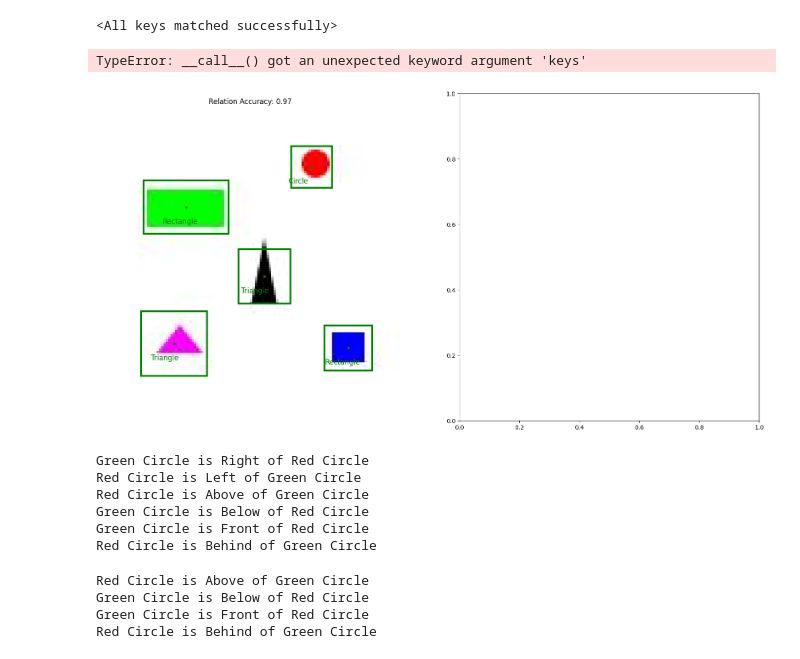
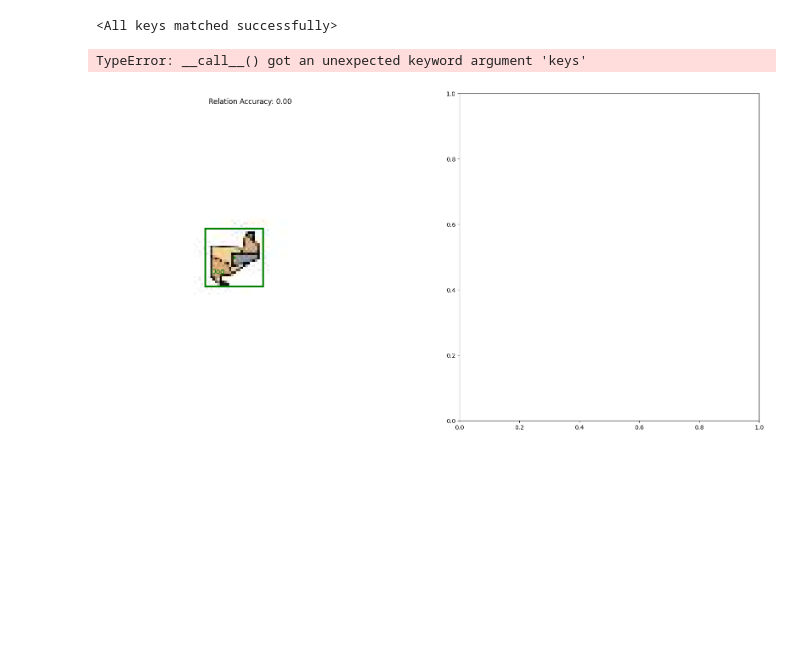
Before and after one commit to Nefasto1/Deep-Learning-Project, a Jupyter notebook: main.ipynb, the cells around one changed output. Drawn from its saved outputs; the diff is of its cells as text; code cells hidden in the pictures; blank space fills up the shorter version.

```diff
--- a/main.ipynb
+++ b/main.ipynb
@@ -115,28 +125,18 @@ plot_loss(train_loss, test_loss)
 # %%
 device = th.device("cuda" if th.cuda.is_available() else "cpu")
-model = Scene_Graph_Model(num_boxes=5, num_classes=3, num_relation=6).to(device)
-weights = th.load('./models/best_geometric_model.pth')
+model = Scene_Graph_Model(num_boxes=4, num_classes=4, num_relation=6).to(device)
+# weights = th.load('./models/best_geometric_model.pth')
+weights = th.load('./models/best_origami_model.pth')
+# weights = th.load('./models/best_realimage_model.pth')
 model.load_state_dict(weights)
 # %% [output]
 <All keys matched successfully>
 # %%
-test_image_data, relation, out, out_relation = test_model(model, device, DATA_DIR)
+test_image_data, relation, out, out_relation = test_model(model, device, DATA_DIR, geometric=False, rotate=True, origami=True)
 # %% [output]
 TypeError: __call__() got an unexpected keyword argument 'keys'
-[figure, old version]
+[figure, new version]
 # %%
 print_relationships((th.sigmoid(out_relation[0]) > 0.5).int(), out)
-# %% [output]
-Green Circle is Right of Red Circle
-Red Circle is Left of Green Circle
-Red Circle is Above of Green Circle
-Green Circle is Below of Red Circle
-Green Circle is Front of Red Circle
-Red Circle is Behind of Green Circle
 # %%
 print_relationships(relation[0], out)
-# %% [output]
-Red Circle is Above of Green Circle
-Green Circle is Below of Red Circle
-Green Circle is Front of Red Circle
-Red Circle is Behind of Green Circle
```
Also changed, not shown: parts of 9 cells of this notebook, 2 other files.
